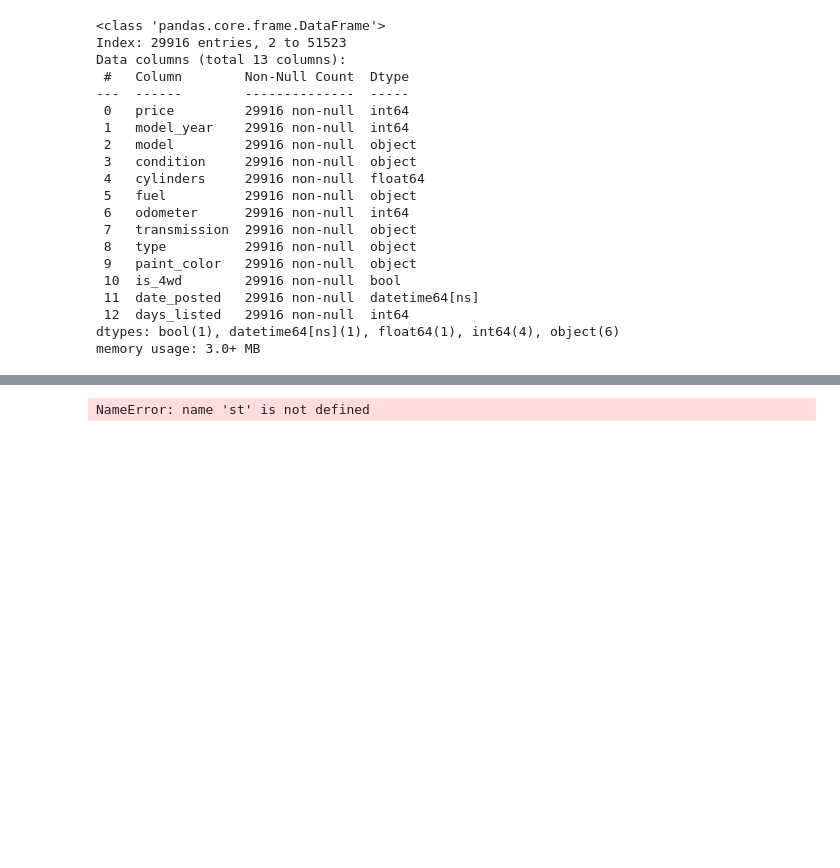
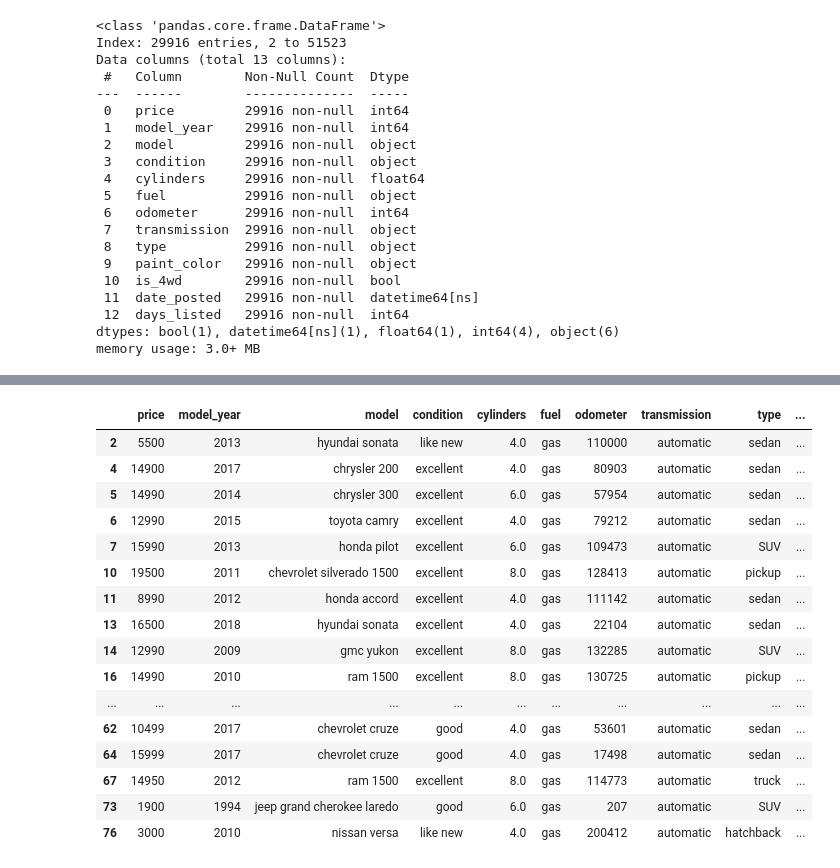
Before and after one commit to GracieHannah/web_app, a Jupyter notebook: Notebooks/EDA.ipynb, the cells around one changed output, grey strips where cells are left out. Drawn from its saved outputs; the diff is of its cells as text; code cells hidden in the pictures; blank space fills up the shorter version.

```diff
--- a/Notebooks/EDA.ipynb
+++ b/Notebooks/EDA.ipynb
@@ -149,8 +136,11 @@ DeltaGenerator()
 # %%
-st.header('Vehicle manufacturer vs price')
-st.write('The relationship between vehicle manufacturer and price is shown below.')
-manufacturer = vehicle_df['model'].s
-fig=px.bar(vehicle_df, x='manufacturer', y='price', title='Vehicle manufacturer vs price')
-st.plotly_chart(fig)
+#st.header('Vehicle manufacturer vs odometer')
+#st.write('The relationship between vehicle manufacturer and odometer is shown below.')
+vehicle_df['manufacturer'] = vehicle_df['model'].str[:3]
+fig=px.bar(vehicle_df, x='manufacturer', y='odometer', color='odometer', title='Vehicle manufacturer vs odometer')
+fig.update_layout(yaxis=dict(range=[0,300000]))
+fig.update_layout(
+    plot_bgcolor='white'
+)
+fig.show()
+#st.plotly_chart(fig)
-# %% [output]
-NameError: name 'st' is not defined
@@ -156,0 +161,20 @@ NameError: name 'st' is not defined
+# %%
+vehicle_df.head(40)
+# %% [output]
+|  | price | model_year | model | condition | cylinders | fuel | odometer | transmission | type | ... |
+| 2 | 5500 | 2013 | hyundai sonata | like new | 4.0 | gas | 110000 | automatic | sedan | ... |
+| 4 | 14900 | 2017 | chrysler 200 | excellent | 4.0 | gas | 80903 | automatic | sedan | ... |
+| 5 | 14990 | 2014 | chrysler 300 | excellent | 6.0 | gas | 57954 | automatic | sedan | ... |
+| 6 | 12990 | 2015 | toyota camry | excellent | 4.0 | gas | 79212 | automatic | sedan | ... |
+| 7 | 15990 | 2013 | honda pilot | excellent | 6.0 | gas | 109473 | automatic | SUV | ... |
+| 10 | 19500 | 2011 | chevrolet silverado 1500 | excellent | 8.0 | gas | 128413 | automatic | pickup | ... |
+| 11 | 8990 | 2012 | honda accord | excellent | 4.0 | gas | 111142 | automatic | sedan | ... |
+| 13 | 16500 | 2018 | hyundai sonata | excellent | 4.0 | gas | 22104 | automatic | sedan | ... |
+| 14 | 12990 | 2009 | gmc yukon | excellent | 8.0 | gas | 132285 | automatic | SUV | ... |
+| 16 | 14990 | 2010 | ram 1500 | excellent | 8.0 | gas | 130725 | automatic | pickup | ... |
+| ... | ... | ... | ... | ... | ... | ... | ... | ... | ... | ... |
+| 62 | 10499 | 2017 | chevrolet cruze | good | 4.0 | gas | 53601 | automatic | sedan | ... |
+| 64 | 15999 | 2017 | chevrolet cruze | good | 4.0 | gas | 17498 | automatic | sedan | ... |
+| 67 | 14950 | 2012 | ram 1500 | excellent | 8.0 | gas | 114773 | automatic | truck | ... |
+| 73 | 1900 | 1994 | jeep grand cherokee laredo | good | 6.0 | gas | 207 | automatic | SUV | ... |
+| 76 | 3000 | 2010 | nissan versa | like new | 4.0 | gas | 200412 | automatic | hatchback | ... |
```
Also changed, not shown: parts of 10 cells of this notebook.
